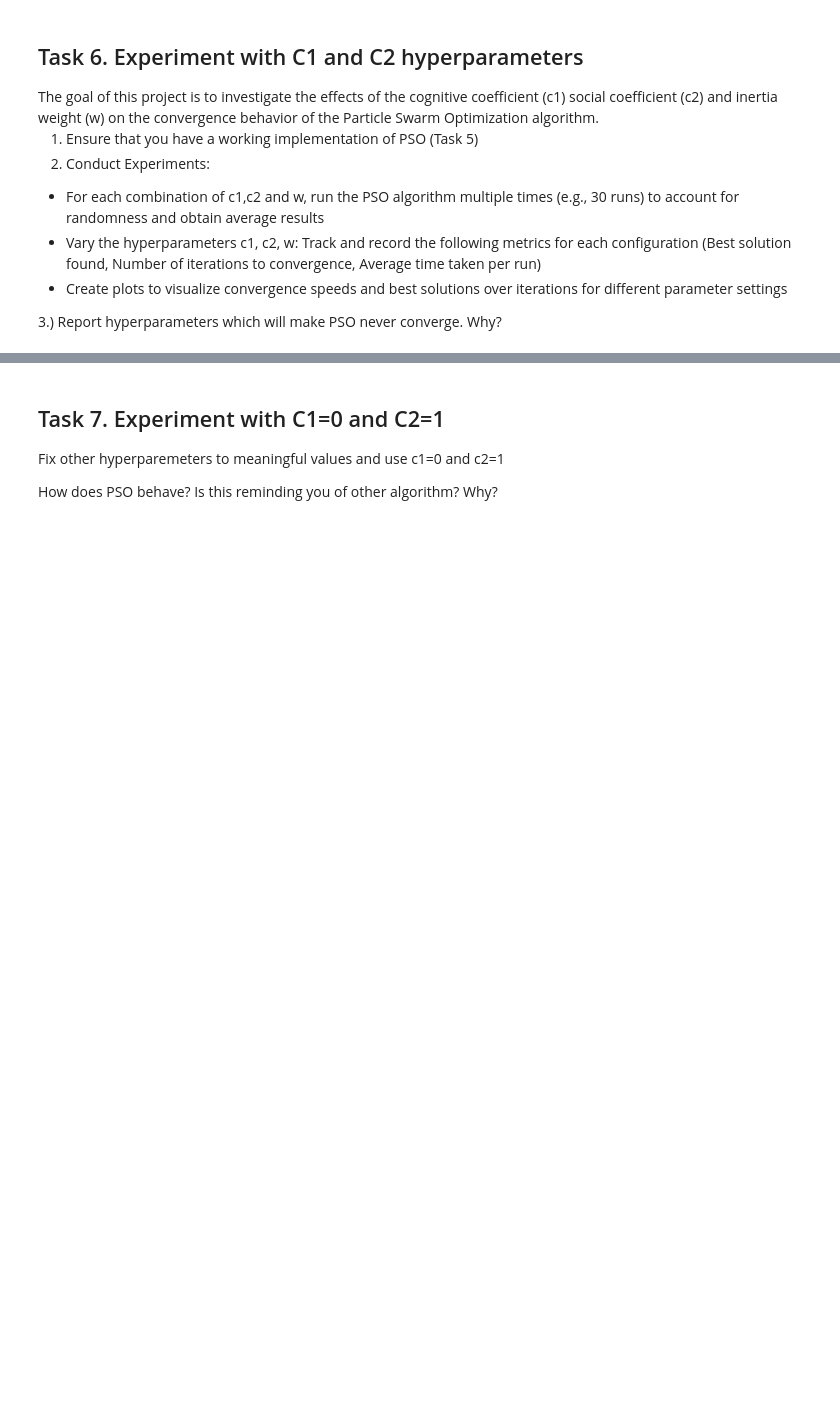
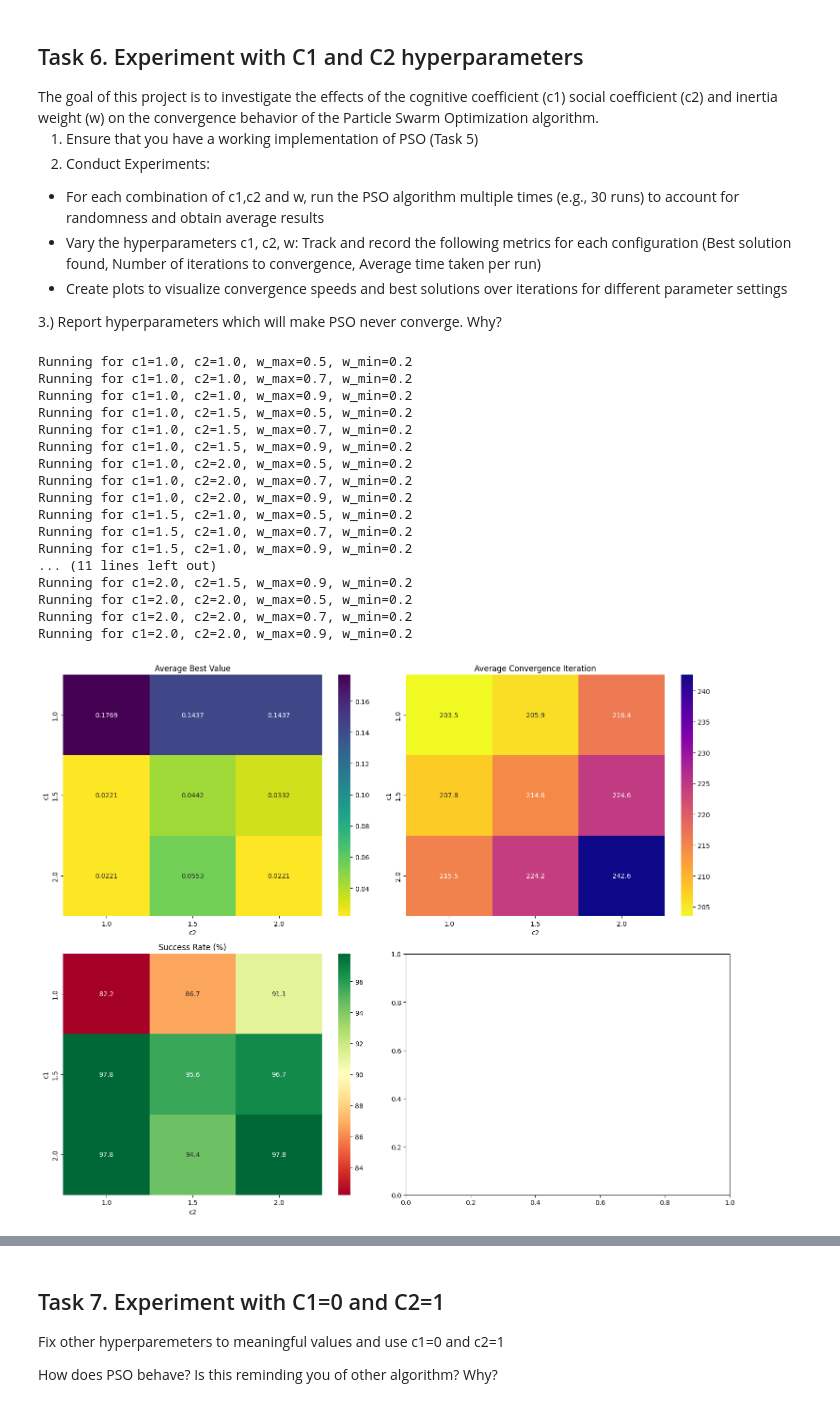
Before and after one commit to ImraKocis/optimization-algorithms-based-on-evolutionary-computing, a Jupyter notebook: ProjectGuide.ipynb, the cells around one changed output, grey strips where cells are left out. Drawn from its saved outputs; the diff is of its cells as text; code cells hidden in the pictures; blank space fills up the shorter version.

Commit message:
plots and data evaluation for pso

```diff
--- a/ProjectGuide.ipynb
+++ b/ProjectGuide.ipynb
@@ -520,3 +522,63 @@ The goal of this project is to investigate the effects of the cognitive coeffici
 * Create plots to visualize convergence speeds and best solutions over iterations for different parameter settings
 
 <p> 3.) Report hyperparameters which will make PSO never converge. Why?</p>
+# %%
+from algorithms.particle_swarm.evaluate_pso import evaluate_pso
+from algorithms.particle_swarm.plot_pso import plot_convergence_curves, plot_parameter_dashboard, \
+    plot_weight_impact_analysis
+from algorithms.particle_swarm.time_efficiency_plots import average_time_performance
+from utils.objective_functions import rastrigin_objective_function
+
+c1_values = [1.0, 1.5, 2.0]
+c2_values = [1.0, 1.5, 2.0]
+w_max_values = [0.5, 0.7, 0.9]
+w_min = 0.2
+all_results = []
+bounds = np.array([[-5.12, 5.12]] * 2)
+
+for c1 in c1_values:
+    for c2 in c2_values:
+        for w_max in w_max_values:
+            print(f"Running for c1={c1}, c2={c2}, w_max={w_max}, w_min={w_min}")
+            results = evaluate_pso(
+                rastrigin_objective_function,
+                bounds,
+                c1,
+                c2,
+                w_max=w_max,
+                w_min=w_min,
+                num_particles=25,
+                max_iter=350,
+                n_runs=30,
+                patience=100,
+                verbose=False,
+                evaluate_verbose=False
+            )
+
+            all_results.extend(results)
+
+results_df = pd.DataFrame(all_results)
+
+plot_parameter_dashboard(results_df)
+plot_weight_impact_analysis(results_df)
+plot_convergence_curves(results_df)
+average_time_performance(results_df)
+# %% [output]
+Running for c1=1.0, c2=1.0, w_max=0.5, w_min=0.2
+Running for c1=1.0, c2=1.0, w_max=0.7, w_min=0.2
+Running for c1=1.0, c2=1.0, w_max=0.9, w_min=0.2
+Running for c1=1.0, c2=1.5, w_max=0.5, w_min=0.2
+Running for c1=1.0, c2=1.5, w_max=0.7, w_min=0.2
+Running for c1=1.0, c2=1.5, w_max=0.9, w_min=0.2
+Running for c1=1.0, c2=2.0, w_max=0.5, w_min=0.2
+Running for c1=1.0, c2=2.0, w_max=0.7, w_min=0.2
+Running for c1=1.0, c2=2.0, w_max=0.9, w_min=0.2
+Running for c1=1.5, c2=1.0, w_max=0.5, w_min=0.2
+Running for c1=1.5, c2=1.0, w_max=0.7, w_min=0.2
+Running for c1=1.5, c2=1.0, w_max=0.9, w_min=0.2
+... (11 lines left out)
+Running for c1=2.0, c2=1.5, w_max=0.9, w_min=0.2
+Running for c1=2.0, c2=2.0, w_max=0.5, w_min=0.2
+Running for c1=2.0, c2=2.0, w_max=0.7, w_min=0.2
+Running for c1=2.0, c2=2.0, w_max=0.9, w_min=0.2
+[figure, added]
```
Also changed, not shown: parts of 3 cells of this notebook, 6 other files.
